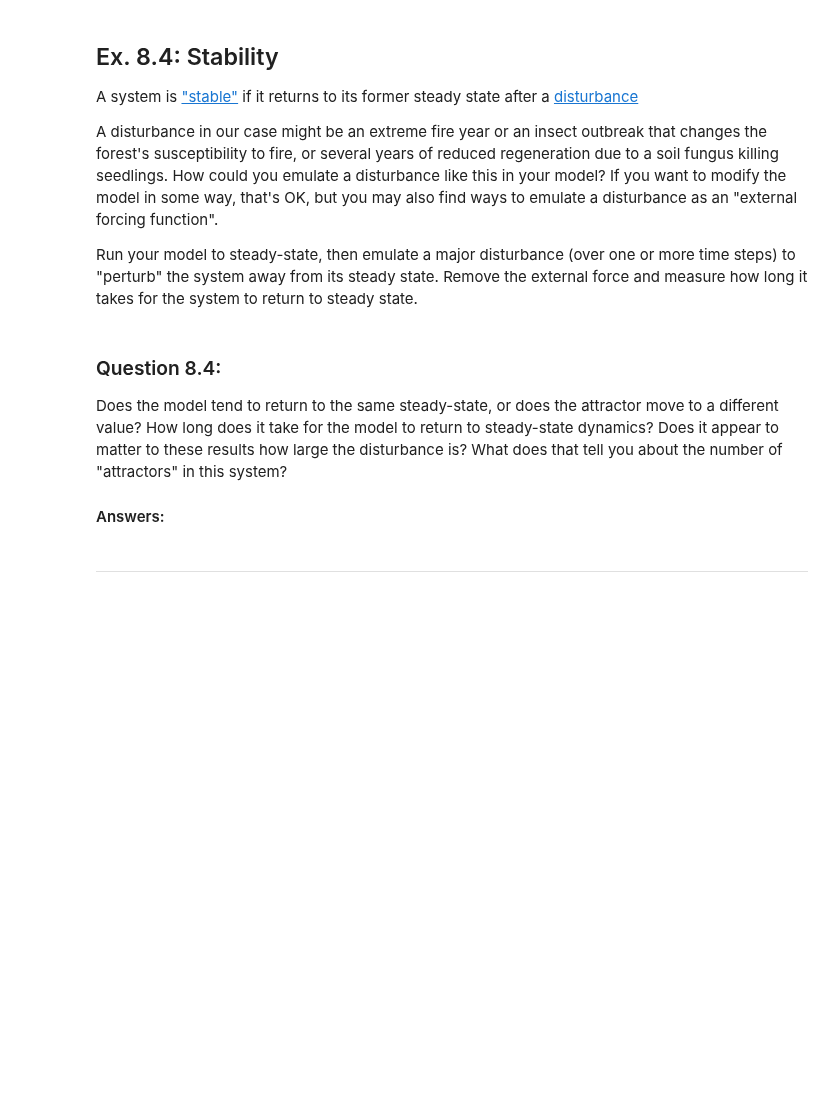
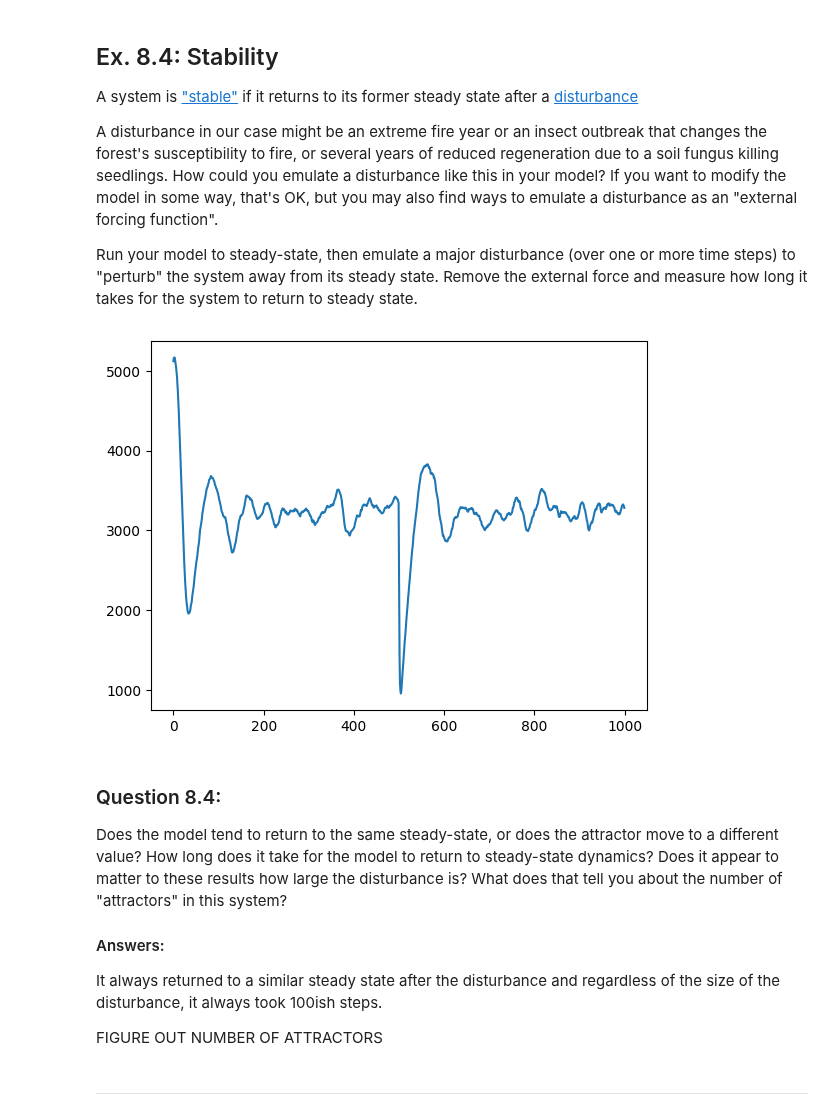
Before and after one commit to alirempel/cap-comp215, a Jupyter notebook: labs/lab07-10-fire.ipynb, the cells around one changed output. Cells and saved outputs as stored; diff of their text form; code cells hidden in the pictures; blank space fills up the shorter version.

```diff
--- a/labs/lab07-10-fire.ipynb
+++ b/labs/lab07-10-fire.ipynb
@@ -323,3 +326,32 @@ Run your model to steady-state, then emulate a major disturbance (over one or mo
+# %%
+# Ex. 8.4 here
+
+def disturb_experiment(n=100, p=0.01, f=0.001, q=0.5, steps=1000, num_campers = 20, disturb_step = 100):
+  """
+  Plot the number of forested cells for every time step with a disturbance occuring at the time step 'disturb_step'
+  The disturbance is alike a camping season where the campers are very irresponsable
+  It takes the number of campers relative to the number of forested cells and
+
+  """
+  model = ForestFire(n, p, f, q)
+  forested = []
+
+  for step in range(steps):
+
+    if step == disturb_step:
+      model.state[model.state == model.OCCUPIED] = np.random.choice([model.FIRE,model.OCCUPIED], model.num_occupied(), 1, (num_campers/model.num_occupied(), 1-num_campers/model.num_occupied()))
+    else:
+      model.step()
+
+    forested.append(model.num_occupied())
+
+  plt.plot(range(steps), forested)
+  plt.show()
+
+
+disturb_experiment(num_campers = 1000, disturb_step = 500)
+# %% [output]
+[figure, added]
 # %% [markdown]
 ### Question 8.4:
 Does the model tend to return to the same steady-state, or does the attractor move to a different value?
@@ -328,6 +360,9 @@ Does it appear to matter to these results how large the disturbance is?
 What does that tell you about the number of "attractors" in this system?
 
 #### Answers:
+It always returned to a similar steady state after the disturbance and regardless of the size of the disturbance, it always took 100ish steps.
+
+FIGURE OUT NUMBER OF ATTRACTORS
 # %% [markdown]
 -----------------
 # %% [markdown]
```
Also changed, not shown: parts of 7 cells of this notebook.
